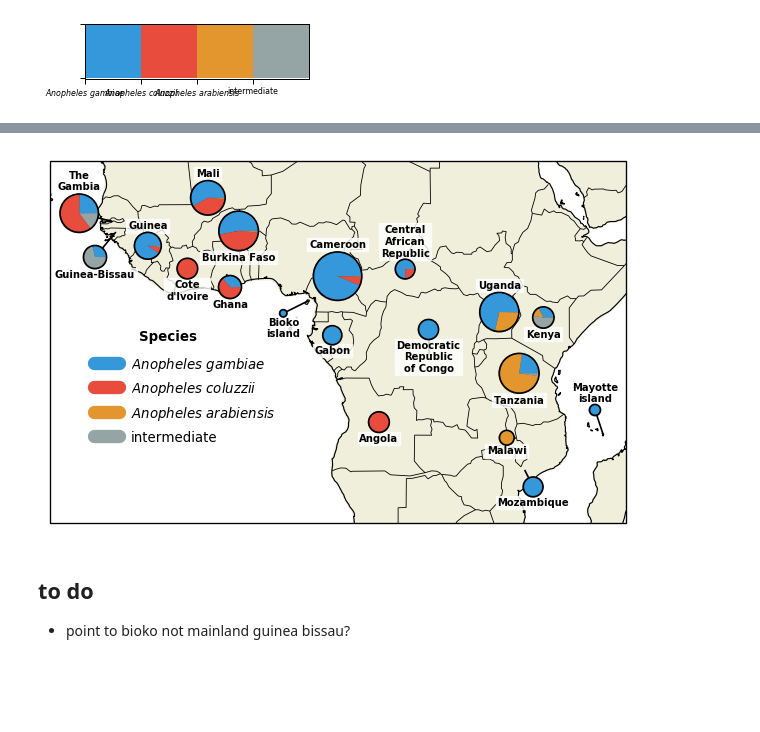
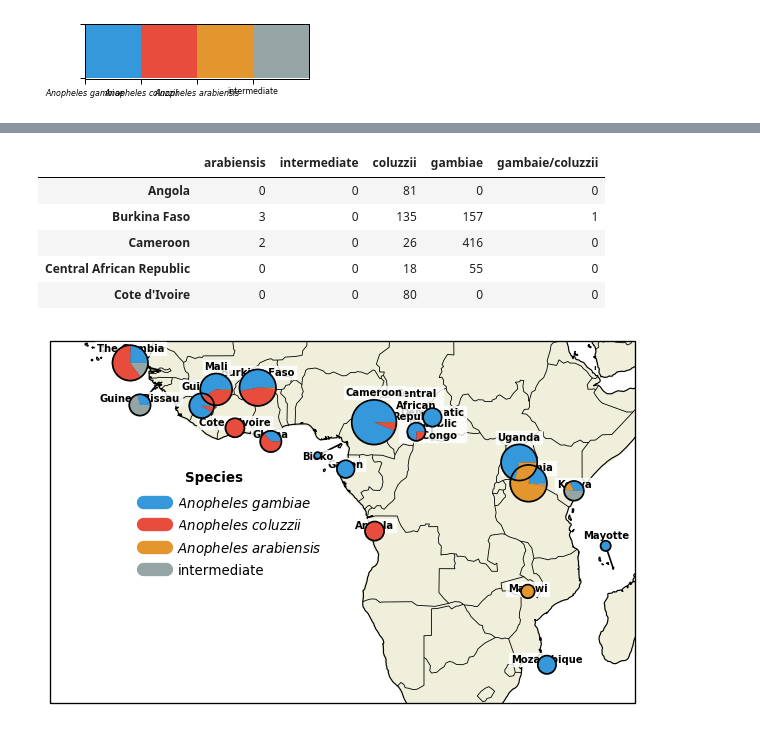
Before and after one commit to malariagen/deprecated-ag1000g-phase3-data-paper, a Jupyter notebook: notebooks/ag1000g_phase3_collection_.ipynb, the cells around one changed output, grey strips where cells are left out. Cells and saved outputs as stored; diff of their text form; code cells hidden in the pictures; blank space fills up the shorter version.

```diff
--- a/notebooks/ag1000g_phase3_collection_.ipynb
+++ b/notebooks/ag1000g_phase3_collection_.ipynb
@@ -220,0 +160,3 @@ offset_df
+# %%
+label_locations = {c: "bottom" for c in ['Cameroon', 'Central African Republic', 'The Gambia', 'Guinea', 'Mali', 'Mayotte', 'Uganda']}
+label_locations
@@ -221,2 +171,20 @@ offset_df
+# %%
+arab_call = pd.crosstab(all_meta.country, all_meta.species_gambcolu_arabiensis)
+colu_call = pd.crosstab(all_meta.country, all_meta.species_gambiae_coluzzii)
+colu_call.rename({"intermediate": "gambaie/coluzzii"}, axis=1, inplace=True)
+# %%
+summary_counts = pd.concat([arab_call, colu_call], axis=1, sort=False).fillna(0).astype(int)
+summary_counts.drop("gamb_colu", axis=1, inplace=True)
+# %%
+summary_counts.head()
+# %% [output]
+|  | arabiensis | intermediate | coluzzii | gambiae | gambaie/coluzzii |
+| Angola | 0 | 0 | 81 | 0 | 0 |
+| Burkina Faso | 3 | 0 | 135 | 157 | 1 |
+| Cameroon | 2 | 0 | 26 | 416 | 0 |
+| Central African Republic | 0 | 0 | 18 | 55 | 0 |
+| Cote d'Ivoire | 0 | 0 | 80 | 0 | 0 |
+# %%
+ar, _, cl, ga, it = summary_counts.loc["Mali"]
 # %%
 #code to get a single averaged lat/lon and species composition for each country
@@ -304,7 +259,4 @@ def plot_pyr_map(dpi=150, extent=[-23, 48, -20, 17.5], figsize=(10, 4), label_fo
-# %%
-plot_pyr_map()
-# %% [output]
-[figure, removed]
-# %% [markdown]
-## to do
-- point to bioko not mainland guinea bissau?
+# %%
+a = plot_pyr_map()
+# %% [output]
+[figure, added]
```
Also changed, not shown: parts of 15 cells of this notebook, 1 other file.
